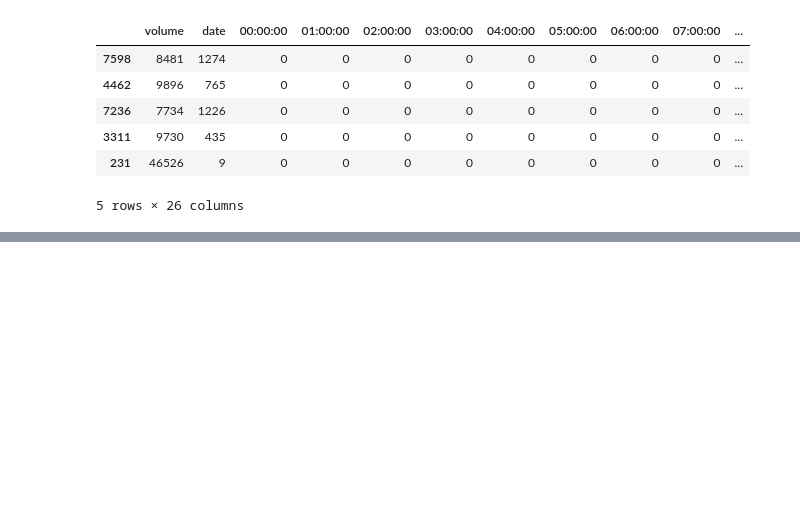
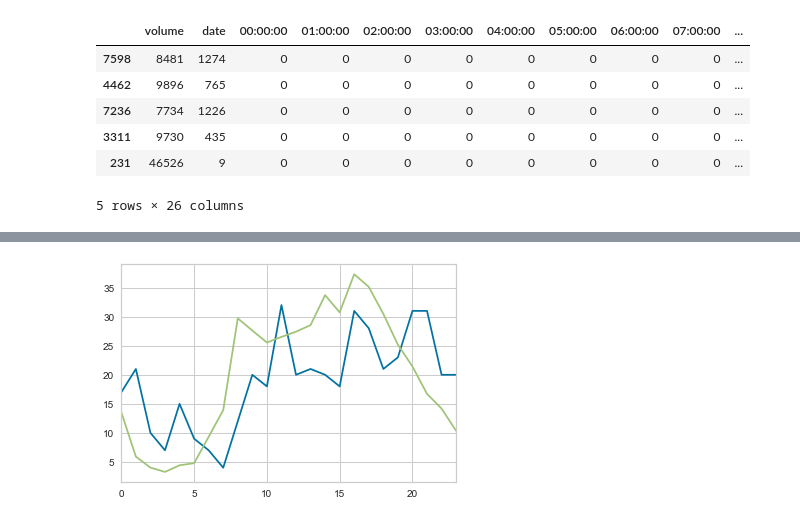
Before and after one commit to ghopping/Springboard_Capstone_1, a Jupyter notebook: GH_Capstone_1_regression.ipynb, the cells around one changed output, grey strips where cells are left out. Drawn from its saved outputs; the diff is of its cells as text; code cells hidden in the pictures; blank space fills up the shorter version.

```diff
--- a/GH_Capstone_1_regression.ipynb
+++ b/GH_Capstone_1_regression.ipynb
@@ -618,0 +607,6 @@ plt.show()
+# %%
+reg1_test_predict = m2.predict(reg1_X)
+reg1_test_df.accidents.plot()
+_ = plt.plot(reg1_test_df.index, reg1_test_predict)
+# %% [output]
+[figure, added]
```
Also changed, not shown: parts of 23 cells of this notebook, 1 other file.
